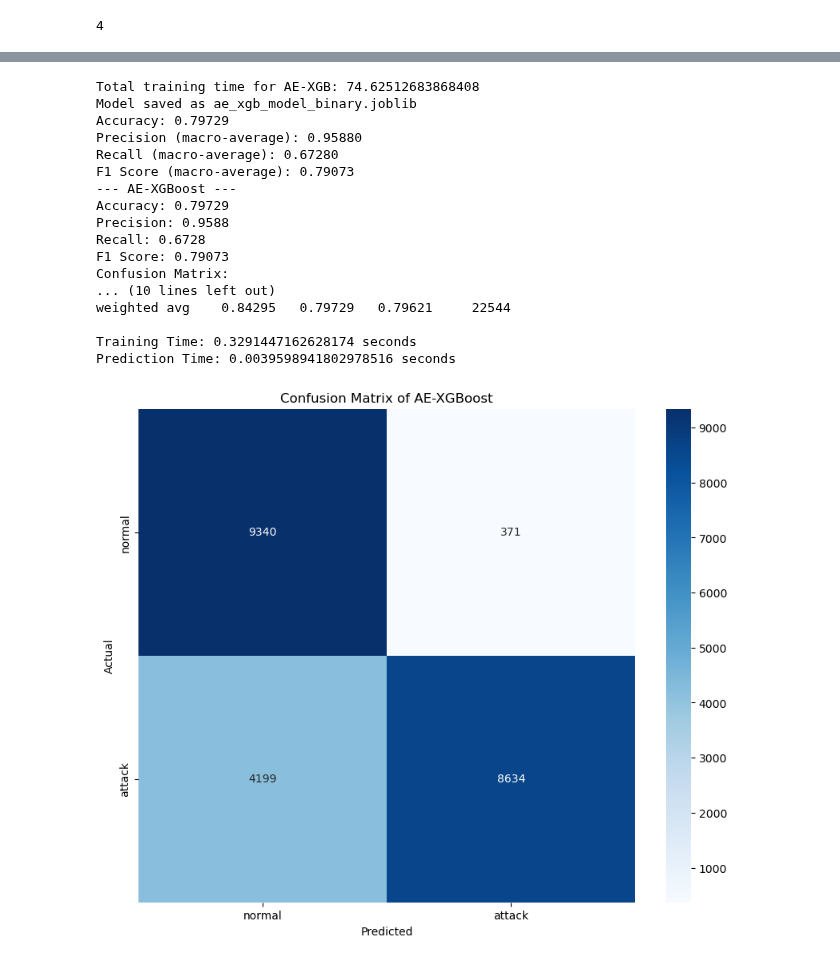
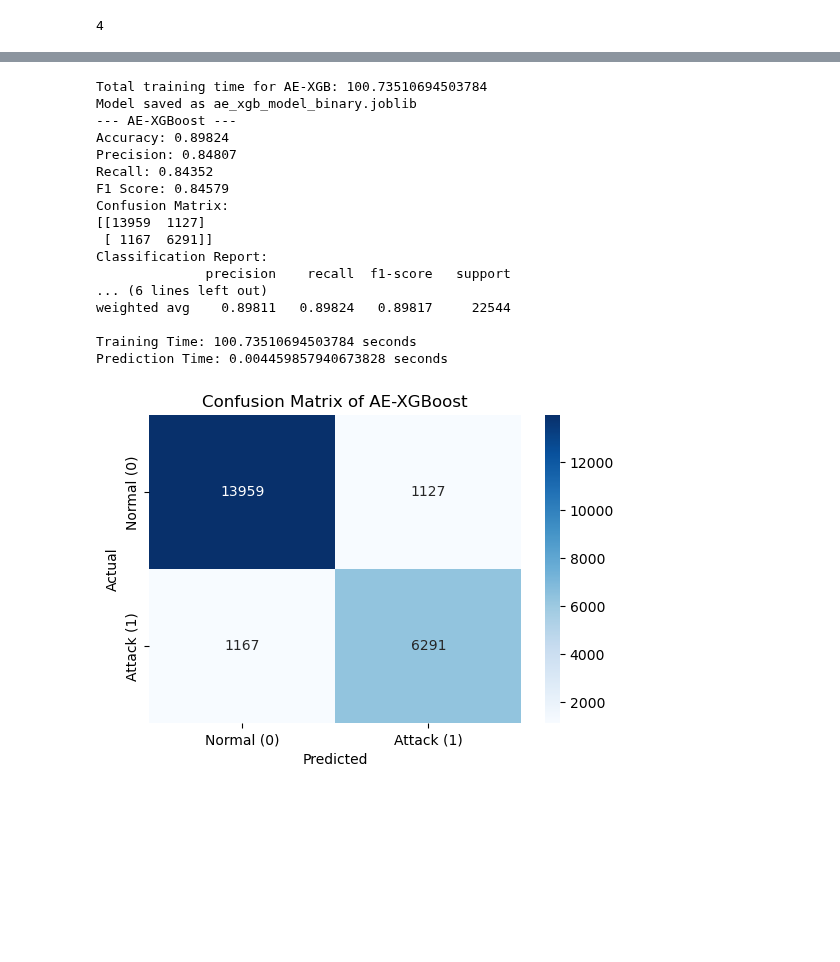
Before and after one commit to luisdavidgarcia/DDoS-Hybrid-Detection-System, a Jupyter notebook: notebooks/results_nsl-kdd_binary.ipynb, the cells around one changed output, grey strips where cells are left out. Drawn from its saved outputs; the diff is of its cells as text; code cells hidden in the pictures; blank space fills up the shorter version.

```diff
--- a/notebooks/results_nsl-kdd_binary.ipynb
+++ b/notebooks/results_nsl-kdd_binary.ipynb
@@ -530,7 +599,7 @@ start_time = time.time()
 
 # Train the model
 cnn_lstm_model.fit(X_train_reshaped, y_train,
-                   epochs=30,
+                   epochs=50,
                    batch_size=64,
                    validation_split=0.2,
                    callbacks=[lr_scheduler, early_stopping])
@@ -654,6 +711,6 @@ x_test_reshaped = X_test.reshape((X_test.shape[0], X_test.shape[1], 1))
 # %%
 # Get the input dimension
-input_dim = x_train_reshaped.shape[1]
+input_dim = X_train_reshaped.shape[1]
 print(input_dim)
 # %% [output]
 4
@@ -672,7 +729,7 @@ autoencoder = tf.keras.Sequential([
     tf.keras.layers.UpSampling1D(2),
     tf.keras.layers.Conv1D(16, 3, activation='relu', padding='same'),
     tf.keras.layers.UpSampling1D(2),
-    tf.keras.layers.Conv1D(1, 3, activation='tanh', padding='same')
+    tf.keras.layers.Conv1D(1, 8, activation='tanh', padding='same'),
 ])
 
 # Compile the autoencoder
@@ -764,5 +821,5 @@ Epoch 50/50
 # %%
 # Encode the train and test data using the trained encoder
-encoded_train = encoder.predict(x_train_reshaped)
-encoded_test = encoder.predict(x_test_reshaped)
+encoded_train = encoder.predict(X_train_reshaped)
+encoded_test = encoder.predict(X_test_reshaped)
 # %% [output]
@@ -819,12 +876,6 @@ f1 = f1_score(y_test_decoded, y_pred_decoded, average='binary', zero_division=1)
 conf_matrix = confusion_matrix(y_test_decoded, y_pred_decoded)
 class_report = classification_report(y_test_decoded, y_pred_decoded, digits=5, zero_division=1)
 
-# Print the evaluation metrics
-print(f"Accuracy: {accuracy:.5f}")
-print(f"Precision (macro-average): {precision:.5f}")
-print(f"Recall (macro-average): {recall:.5f}")
-print(f"F1 Score (macro-average): {f1:.5f}")
-
 # Store the results
 results = {}
 results["AE-XGBoost"] = {
@@ -846,44 +897,44 @@ print(f'Recall: {recall:.5}')
 print(f'F1 Score: {f1:.5}')
 print(f'Confusion Matrix:\n{conf_matrix}')
 print(f'Classification Report:\n{class_report}')
-print(f'Training Time: {train_time} seconds')
+print(f'Training Time: {autoencoder_training_time+train_time} seconds')
 print(f'Prediction Time: {pred_time} seconds')
 # %% [output]
-Total training time for AE-XGB: 74.62512683868408
+Total training time for AE-XGB: 100.73510694503784
 Model saved as ae_xgb_model_binary.joblib
-Accuracy: 0.79729
-Precision (macro-average): 0.95880
-Recall (macro-average): 0.67280
-F1 Score (macro-average): 0.79073
 --- AE-XGBoost ---
-Accuracy: 0.79729
-Precision: 0.9588
-Recall: 0.6728
-F1 Score: 0.79073
+Accuracy: 0.89824
+Precision: 0.84807
+Recall: 0.84352
+F1 Score: 0.84579
 Confusion Matrix:
-... (10 lines left out)
-weighted avg    0.84295   0.79729   0.79621     22544
+[[13959  1127]
+ [ 1167  6291]]
+Classification Report:
+              precision    recall  f1-score   support
+... (6 lines left out)
+weighted avg    0.89811   0.89824   0.89817     22544
 
-Training Time: 0.3291447162628174 seconds
-Prediction Time: 0.0039598941802978516 seconds
+Training Time: 100.73510694503784 seconds
+Prediction Time: 0.004459857940673828 seconds
 # %%
 from sklearn.metrics import confusion_matrix, classification_report
 import seaborn as sns
 import matplotlib.pyplot as plt
 
 # Convert 'attack'/'normal' back to numeric for evaluation
 y_test_numeric = [1 if label == 'attack' else 0 for label in y_test_decoded]
 y_pred_numeric = [1 if label == 'attack' else 0 for label in y_pred_decoded]
 
 # Generate the confusion matrix
 conf_matrix = confusion_matrix(y_test_decoded, y_pred_decoded)
 
 # Plot the confusion matrix
 plt.figure(figsize=(6, 4))
-sns.heatmap(conf_matrix, annot=True, fmt='d', cmap='Blues', xticklabels=['normal', 'attack'], yticklabels=['normal', 'attack'])
+sns.heatmap(conf_matrix, annot=True, fmt='d', cmap='Blues', xticklabels=['Normal (0)', 'Attack (1)'], yticklabels=['Normal (0)', 'Attack (1)'])
 plt.xlabel('Predicted')
 plt.ylabel('Actual')
 plt.title('Confusion Matrix of AE-XGBoost')
 plt.show()
 # %% [output]
-[figure, old version]
+[figure, new version]
```
Also changed, not shown: parts of 21 cells of this notebook, 11 other files.
